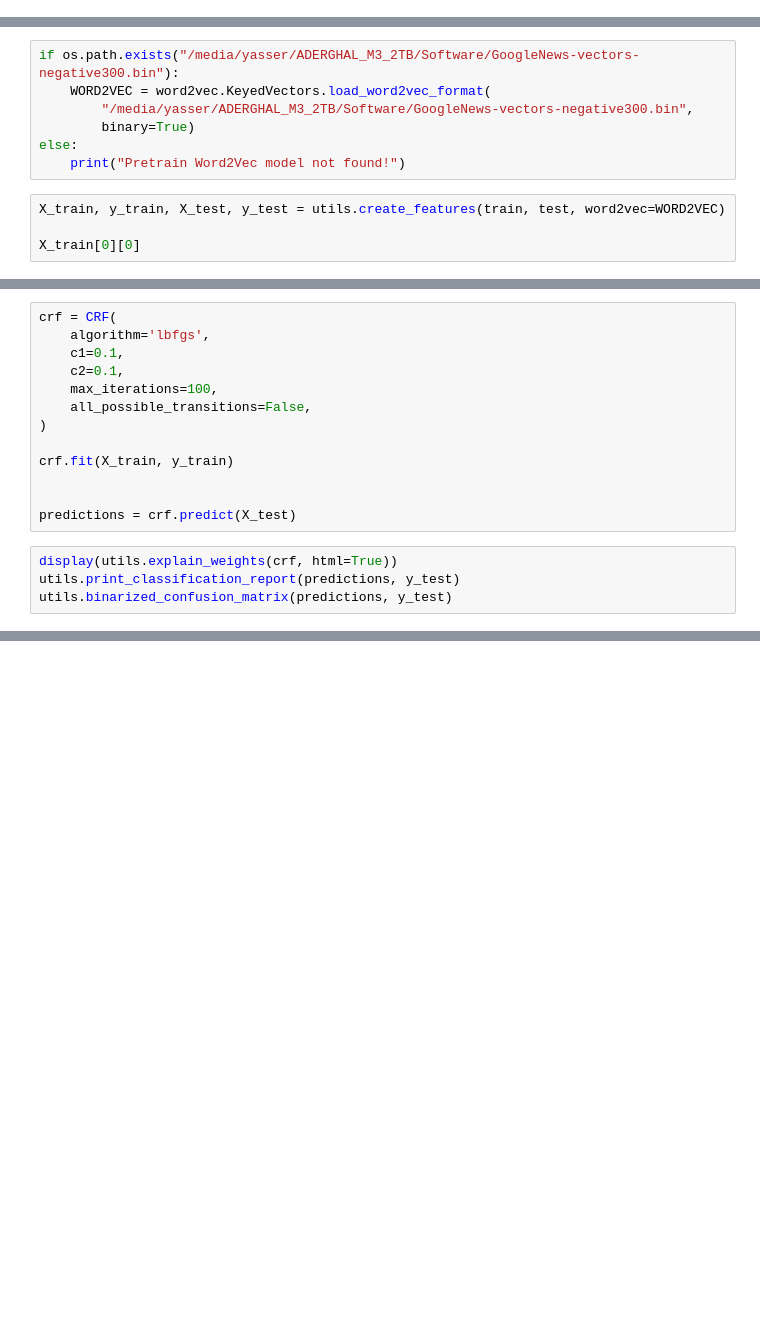
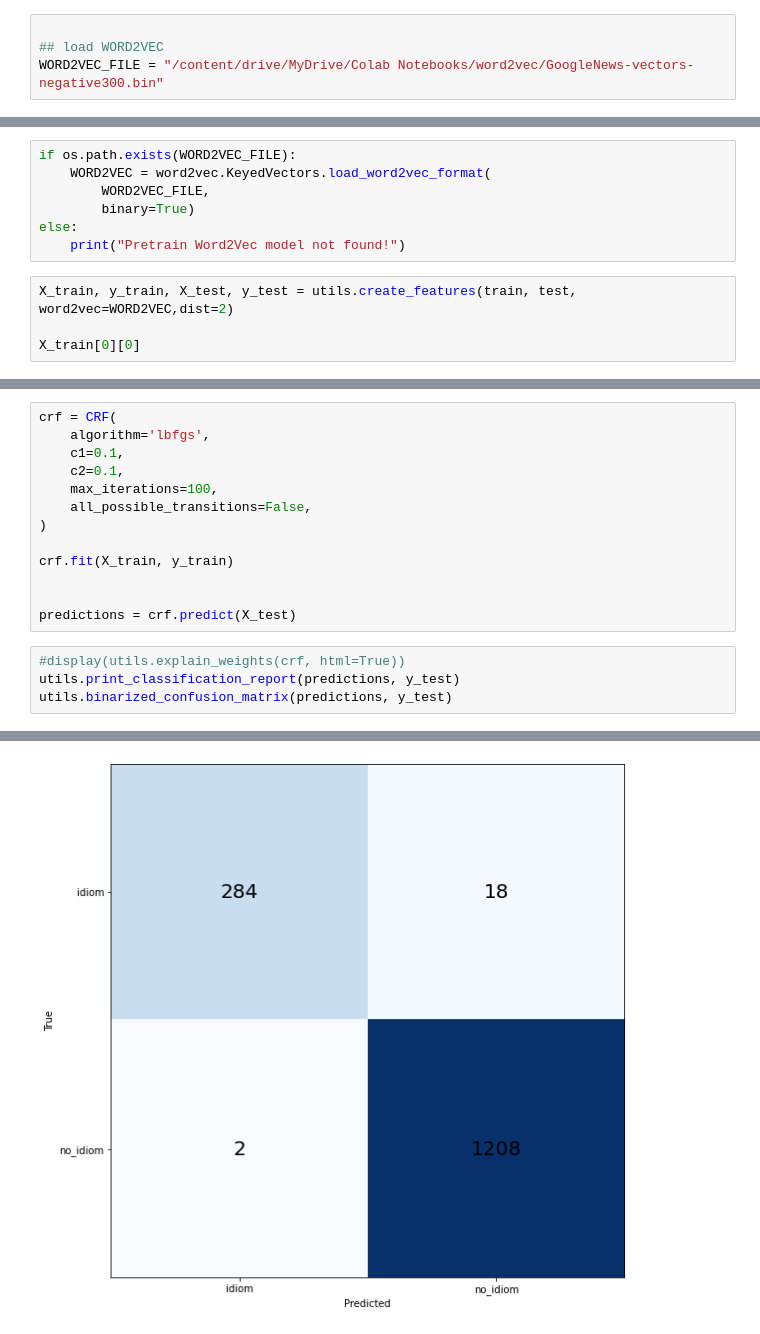
Before and after one commit to YasserAderghal/idiom_detection, a Jupyter notebook: Learning.ipynb, the cells around one changed output, grey strips where cells are left out. Cells and saved outputs as stored; diff of their text form; blank space fills up the shorter version.

Commit message:
the notebook is working on colab

```diff
--- a/Learning.ipynb
+++ b/Learning.ipynb
@@ -1,3 +11,7 @@
+# %%
+
+## load WORD2VEC
+WORD2VEC_FILE = "/content/drive/MyDrive/Colab Notebooks/word2vec/GoogleNews-vectors-negative300.bin"
 # %%
 import pickle
 import nltk
@@ -338,11 +356,11 @@ NameError: name 'pickle' is not defined
 # %%
-if os.path.exists("/media/yasser/ADERGHAL_M3_2TB/Software/GoogleNews-vectors-negative300.bin"):
+if os.path.exists(WORD2VEC_FILE):
     WORD2VEC = word2vec.KeyedVectors.load_word2vec_format(
-        "/media/yasser/ADERGHAL_M3_2TB/Software/GoogleNews-vectors-negative300.bin",
+        WORD2VEC_FILE,
         binary=True)
 else:
     print("Pretrain Word2Vec model not found!")
 # %%
-X_train, y_train, X_test, y_test = utils.create_features(train, test, word2vec=WORD2VEC)
+X_train, y_train, X_test, y_test = utils.create_features(train, test, word2vec=WORD2VEC,dist=2)
 
 X_train[0][0]
@@ -360,6 +401,7 @@ crf.fit(X_train, y_train)
 
 predictions = crf.predict(X_test)
 # %%
-display(utils.explain_weights(crf, html=True))
+#display(utils.explain_weights(crf, html=True))
 utils.print_classification_report(predictions, y_test)
 utils.binarized_confusion_matrix(predictions, y_test)
+# %% [output]
@@ -365,0 +418 @@ utils.binarized_confusion_matrix(predictions, y_test)
+[figure, added]
```
Also changed, not shown: parts of 14 cells of this notebook.
